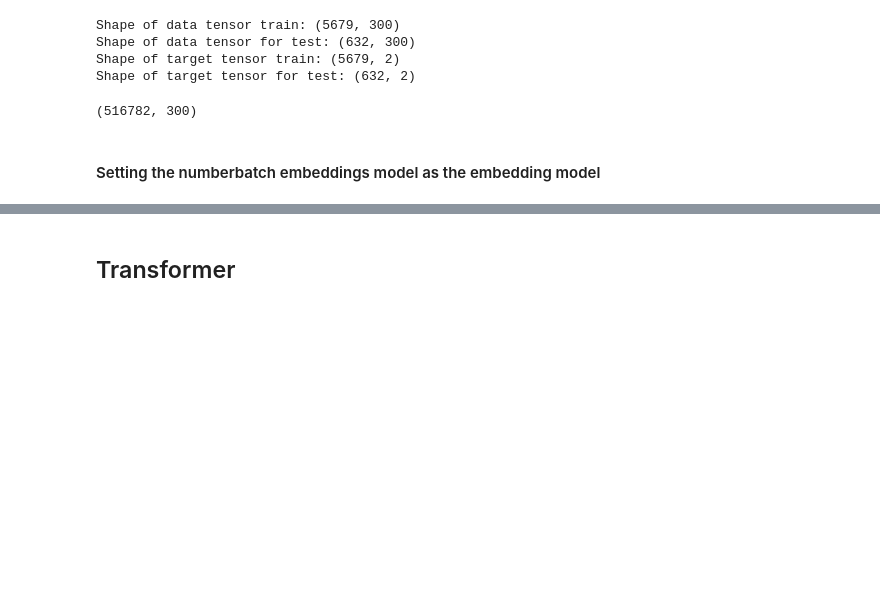
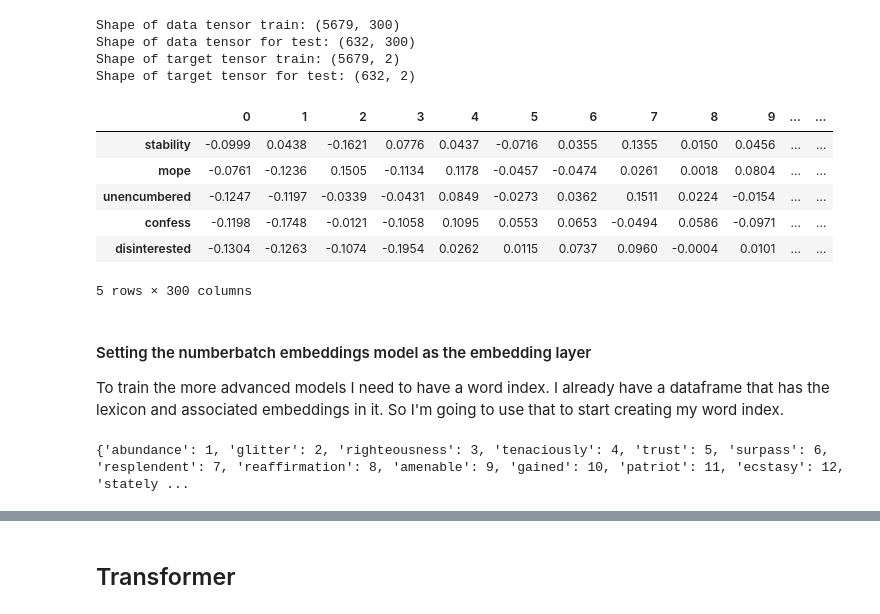
Before and after one commit to cphchip/cs8321_code, a Jupyter notebook: Lab 1/Henderson_48996654_Lab_1.ipynb, the cells around one changed output, grey strips where cells are left out. Cells and saved outputs as stored; diff of their text form; code cells hidden in the pictures; blank space fills up the shorter version.

Commit message:
still progressing on training

```diff
--- a/Lab 1/Henderson_48996654_Lab_1.ipynb
+++ b/Lab 1/Henderson_48996654_Lab_1.ipynb
@@ -334,9 +332,17 @@ Shape of data tensor train: (5679, 300)
 Shape of data tensor for test: (632, 300)
 Shape of target tensor train: (5679, 2)
 Shape of target tensor for test: (632, 2)
-# %%
-embedded_sequences.shape
-# %% [output]
-(516782, 300)
-# %% [markdown]
-#### Setting the numberbatch embeddings model as the embedding model
+# %%
+train_vectors.head()
+# %% [output]
+|  | 0 | 1 | 2 | 3 | 4 | 5 | 6 | 7 | 8 | 9 | ... | ... |
+| stability | -0.0999 | 0.0438 | -0.1621 | 0.0776 | 0.0437 | -0.0716 | 0.0355 | 0.1355 | 0.0150 | 0.0456 | ... | ... |
+| mope | -0.0761 | -0.1236 | 0.1505 | -0.1134 | 0.1178 | -0.0457 | -0.0474 | 0.0261 | 0.0018 | 0.0804 | ... | ... |
+| unencumbered | -0.1247 | -0.1197 | -0.0339 | -0.0431 | 0.0849 | -0.0273 | 0.0362 | 0.1511 | 0.0224 | -0.0154 | ... | ... |
+| confess | -0.1198 | -0.1748 | -0.0121 | -0.1058 | 0.1095 | 0.0553 | 0.0653 | -0.0494 | 0.0586 | -0.0971 | ... | ... |
+| disinterested | -0.1304 | -0.1263 | -0.1074 | -0.1954 | 0.0262 | 0.0115 | 0.0737 | 0.0960 | -0.0004 | 0.0101 | ... | ... |
+5 rows × 300 columns
+# %% [markdown]
+#### Setting the numberbatch embeddings model as the embedding layer
+
+To train the more advanced models I need to have a word index. I already have a dataframe that has the lexicon and associated embeddings in it. So I'm going to use that to start creating my word index.
@@ -343 +354,5 @@ embedded_sequences.shape
+# %%
+print(word_index) # debug
+# %% [output]
+{'abundance': 1, 'glitter': 2, 'righteousness': 3, 'tenaciously': 4, 'trust': 5, 'surpass': 6, 'resplendent': 7, 'reaffirmation': 8, 'amenable': 9, 'gained': 10, 'patriot': 11, 'ecstasy': 12, 'stately ...
 # %%
```
Also changed, not shown: parts of 25 cells of this notebook.
